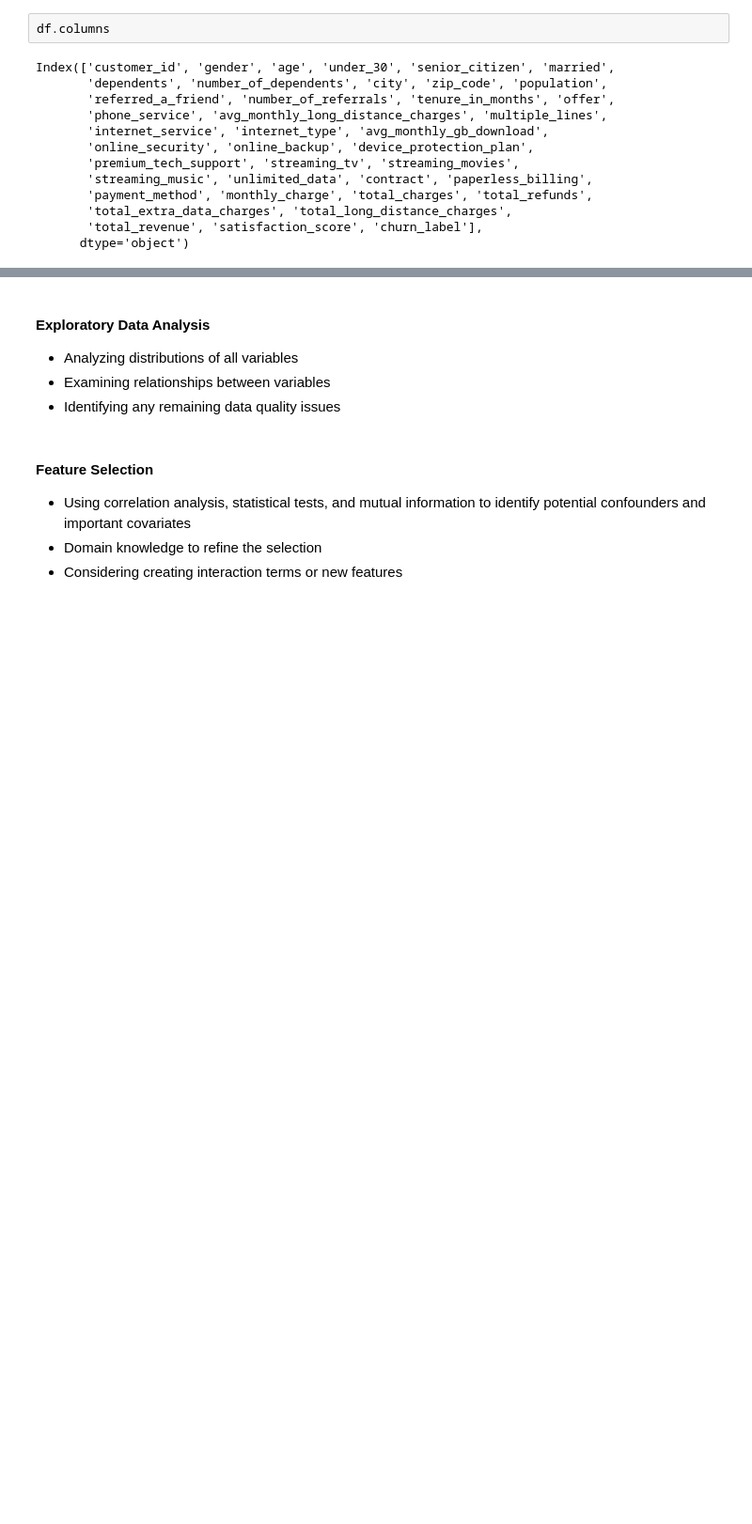
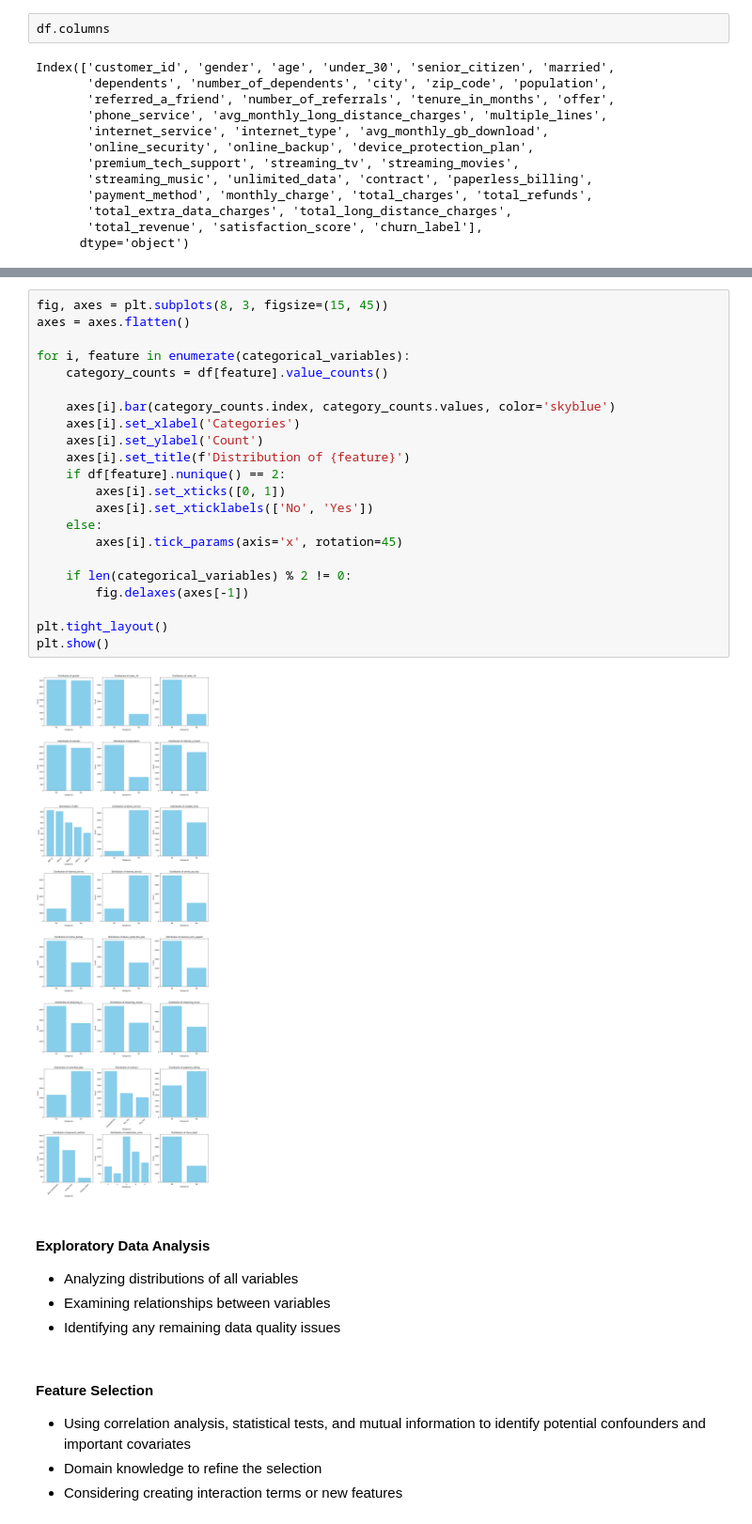
Before and after one commit to MahendraC17/Causal-AI---Customer-Churn, a Jupyter notebook: causal_analysis_using_psm.ipynb, the cells around one changed output, grey strips where cells are left out. Shown at 94% size. Drawn from its saved outputs; the diff is of its cells as text; blank space fills up the shorter version.

```diff
--- a/causal_analysis_using_psm.ipynb
+++ b/causal_analysis_using_psm.ipynb
@@ -44,3 +101,27 @@ NameError: name 'age' is not defined
+# %%
+fig, axes = plt.subplots(8, 3, figsize=(15, 45))
+axes = axes.flatten()
+
+for i, feature in enumerate(categorical_variables):
+    category_counts = df[feature].value_counts()
+
+    axes[i].bar(category_counts.index, category_counts.values, color='skyblue')
+    axes[i].set_xlabel('Categories')
+    axes[i].set_ylabel('Count')
+    axes[i].set_title(f'Distribution of {feature}')
+    if df[feature].nunique() == 2:
+        axes[i].set_xticks([0, 1])
+        axes[i].set_xticklabels(['No', 'Yes'])
+    else:
+        axes[i].tick_params(axis='x', rotation=45)
+
+    if len(categorical_variables) % 2 != 0:
+        fig.delaxes(axes[-1])
+
+plt.tight_layout()
+plt.show()
+# %% [output]
+[figure, added]
 # %% [markdown]
 #### Exploratory Data Analysis
 - Analyzing distributions of all variables
```
Also changed, not shown: parts of 7 cells of this notebook.
